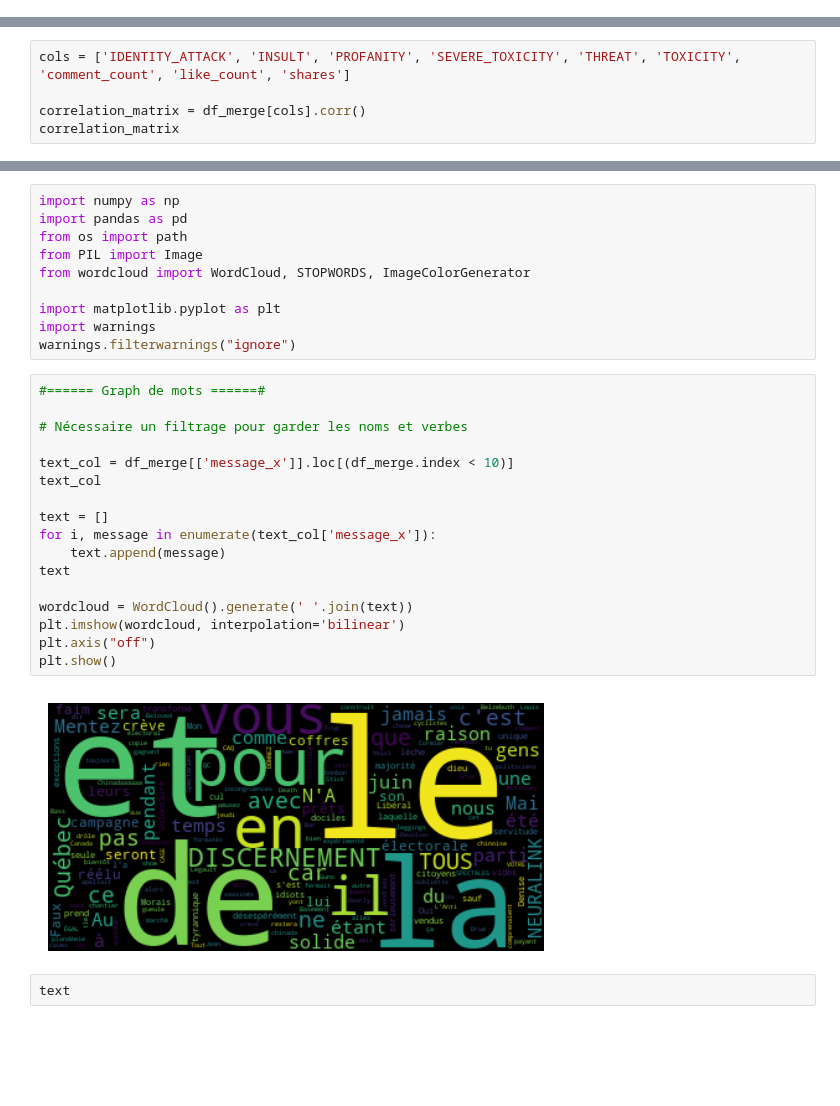
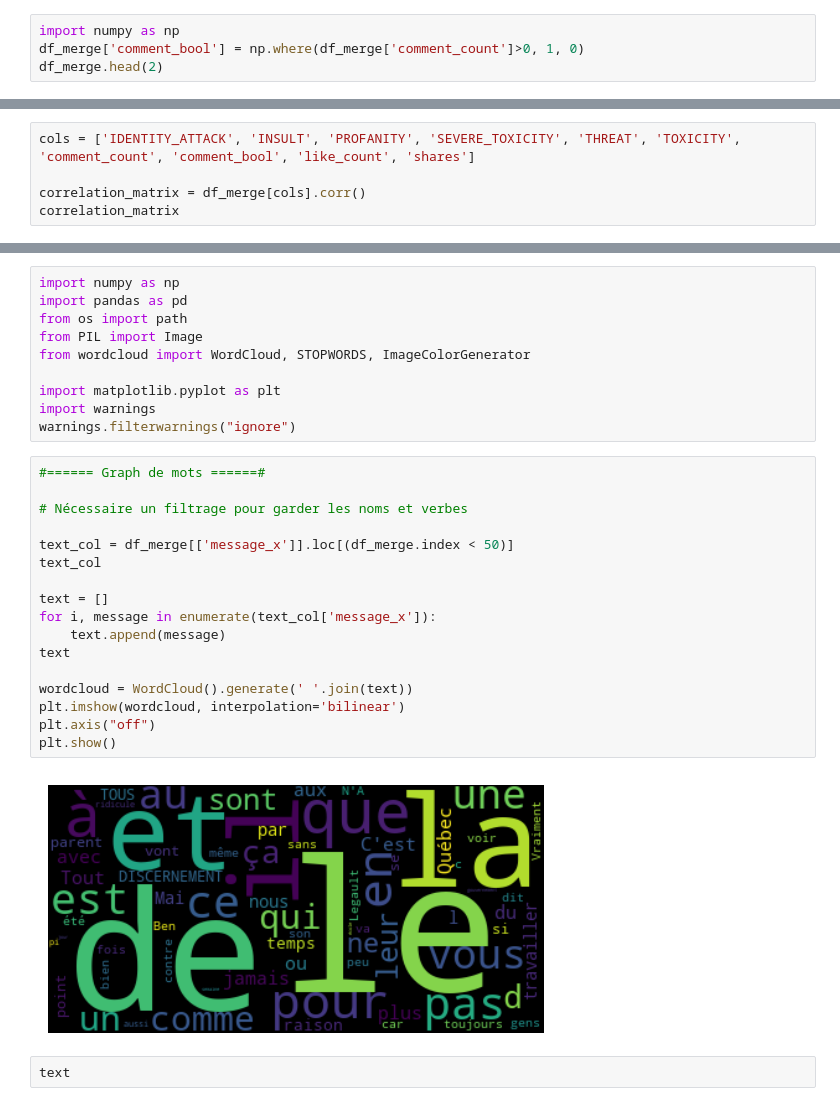
Before and after one commit to caseguin/GLO-7027, a Jupyter notebook: projet_eda.ipynb, the cells around one changed output, grey strips where cells are left out. Saved outputs shown, nothing was run; the diff lists cells and outputs as text; blank space fills up the shorter version.

```diff
--- a/projet_eda.ipynb
+++ b/projet_eda.ipynb
@@ -240,3 +300,7 @@ Nombre de valeurs uniques : 24941
 # Outliers
 
 # Pour attributs catégoriques : encoder???
+# %%
+import numpy as np
+df_merge['comment_bool'] = np.where(df_merge['comment_count']>0, 1, 0)
+df_merge.head(2)
@@ -243,5 +311,5 @@ Nombre de valeurs uniques : 24941
 # %%
-cols = ['IDENTITY_ATTACK', 'INSULT', 'PROFANITY', 'SEVERE_TOXICITY', 'THREAT', 'TOXICITY', 'comment_count', 'like_count', 'shares']
+cols = ['IDENTITY_ATTACK', 'INSULT', 'PROFANITY', 'SEVERE_TOXICITY', 'THREAT', 'TOXICITY', 'comment_count', 'comment_bool', 'like_count', 'shares']
 
 correlation_matrix = df_merge[cols].corr()
 correlation_matrix
@@ -389,22 +458,22 @@ warnings.filterwarnings("ignore")
 # %%
 #====== Graph de mots ======#
 
 # Nécessaire un filtrage pour garder les noms et verbes
 
-text_col = df_merge[['message_x']].loc[(df_merge.index < 10)]
+text_col = df_merge[['message_x']].loc[(df_merge.index < 50)]
 text_col
 
 text = []
 for i, message in enumerate(text_col['message_x']):
     text.append(message)
 text
 
 wordcloud = WordCloud().generate(' '.join(text))
 plt.imshow(wordcloud, interpolation='bilinear')
 plt.axis("off")
 plt.show()
 # %% [output]
-[figure, old version]
+[figure, new version]
 # %%
 text
 # %% [output]
```
Also changed, not shown: parts of 11 cells of this notebook.
